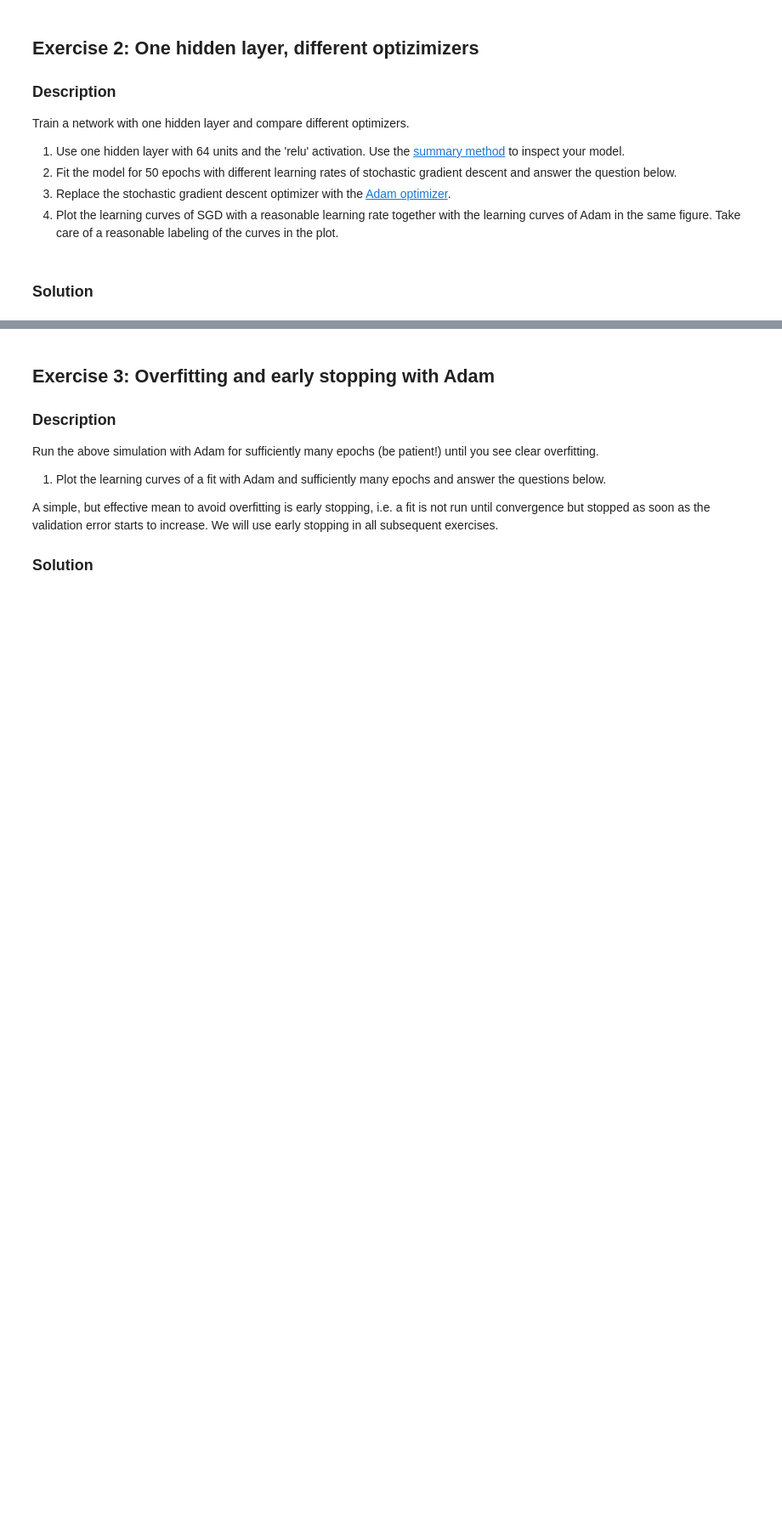
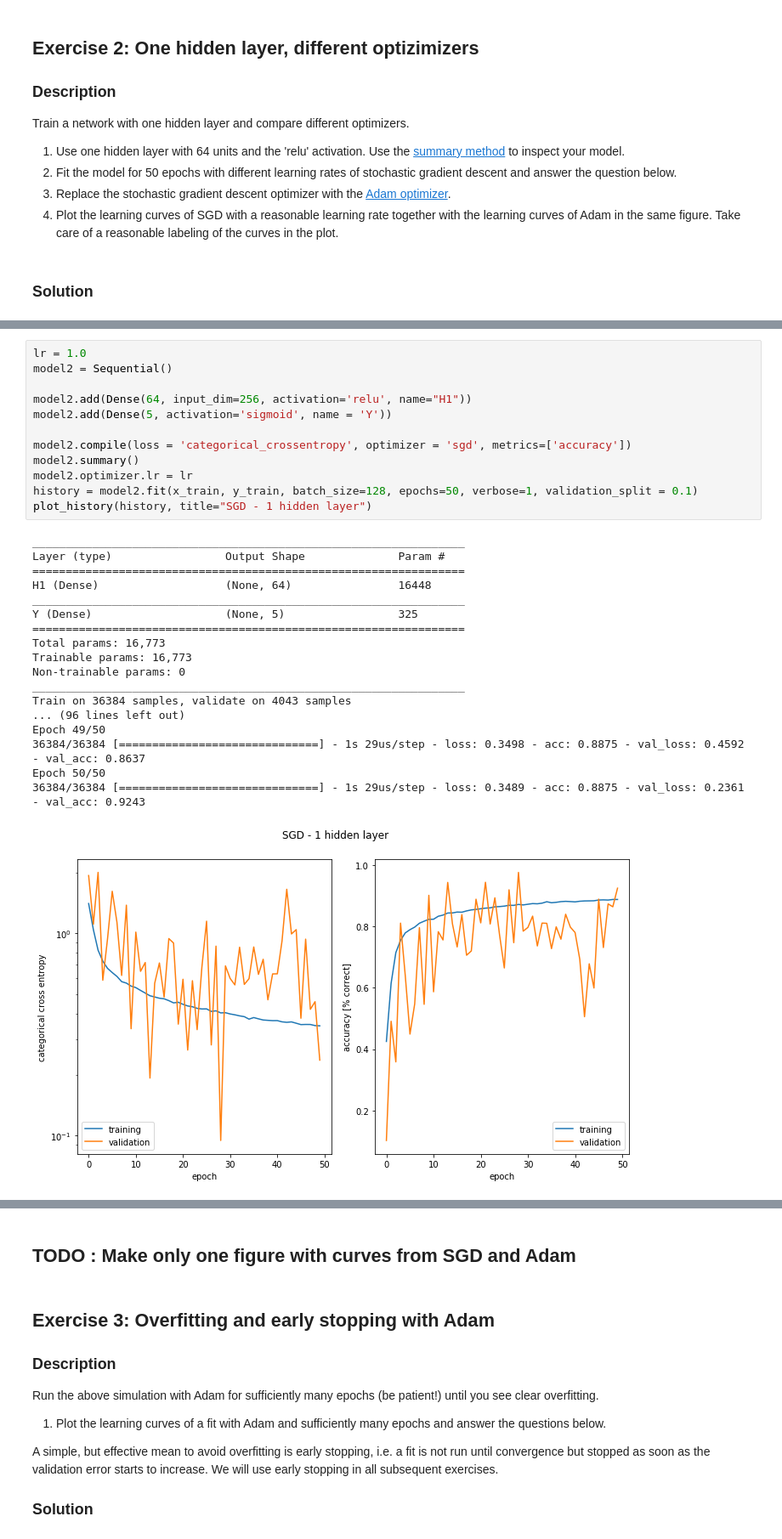
Before and after one commit to adrian-valente/ANN_project1, a Jupyter notebook: miniproject1.ipynb, the cells around one changed output, grey strips where cells are left out. Shown: that part at 85% size. Cells and saved outputs as stored; diff of their text form; blank space fills up the shorter version.

```diff
--- a/miniproject1.ipynb
+++ b/miniproject1.ipynb
@@ -269,0 +512,31 @@ B)
+# %%
+lr = 1.0
+model2 = Sequential()
+
+model2.add(Dense(64, input_dim=256, activation='relu', name="H1"))
+model2.add(Dense(5, activation='sigmoid', name = 'Y'))
+
+model2.compile(loss = 'categorical_crossentropy', optimizer = 'sgd', metrics=['accuracy'])
+model2.summary()
+model2.optimizer.lr = lr
+history = model2.fit(x_train, y_train, batch_size=128, epochs=50, verbose=1, validation_split = 0.1)
+plot_history(history, title="SGD - 1 hidden layer")
+# %% [output]
+_________________________________________________________________
+Layer (type)                 Output Shape              Param #
+=================================================================
+H1 (Dense)                   (None, 64)                16448
+_________________________________________________________________
+Y (Dense)                    (None, 5)                 325
+=================================================================
+Total params: 16,773
+Trainable params: 16,773
+Non-trainable params: 0
+_________________________________________________________________
+Train on 36384 samples, validate on 4043 samples
+... (96 lines left out)
+Epoch 49/50
+36384/36384 [==============================] - 1s 29us/step - loss: 0.3498 - acc: 0.8875 - val_loss: 0.4592 - val_acc: 0.8637
+Epoch 50/50
+36384/36384 [==============================] - 1s 29us/step - loss: 0.3489 - acc: 0.8875 - val_loss: 0.2361 - val_acc: 0.9243
+[figure, added]
@@ -270,3 +544,5 @@ B)
+# %% [markdown]
+## TODO : Make only one figure with curves from SGD and Adam
 # %% [markdown]
 ## Exercise 3: Overfitting and early stopping with Adam
 
```
Also changed, not shown: parts of 13 cells of this notebook, 1 other file.
